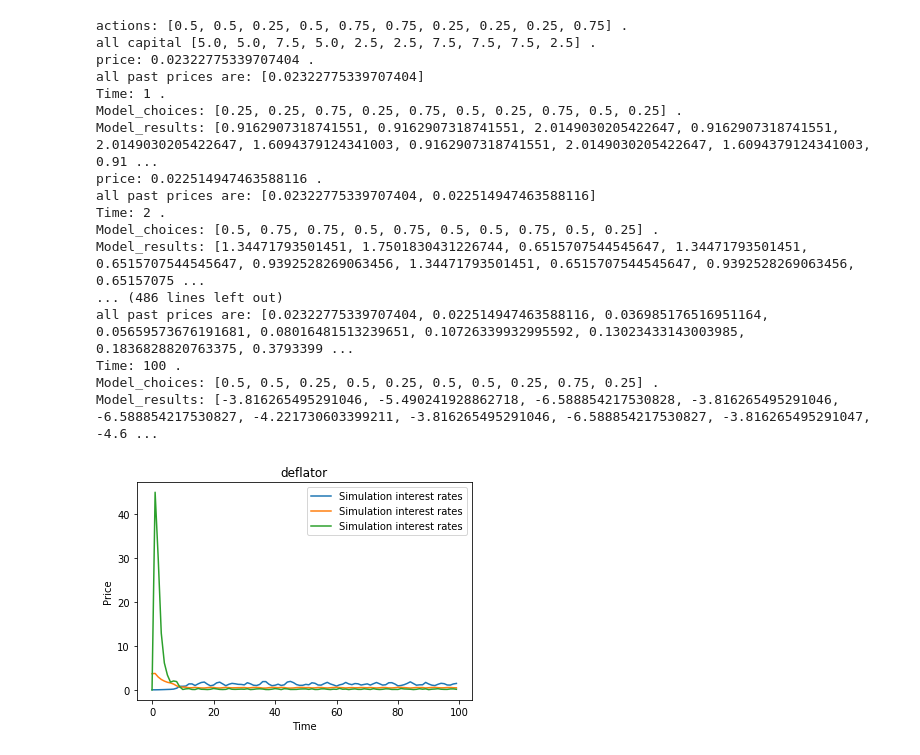
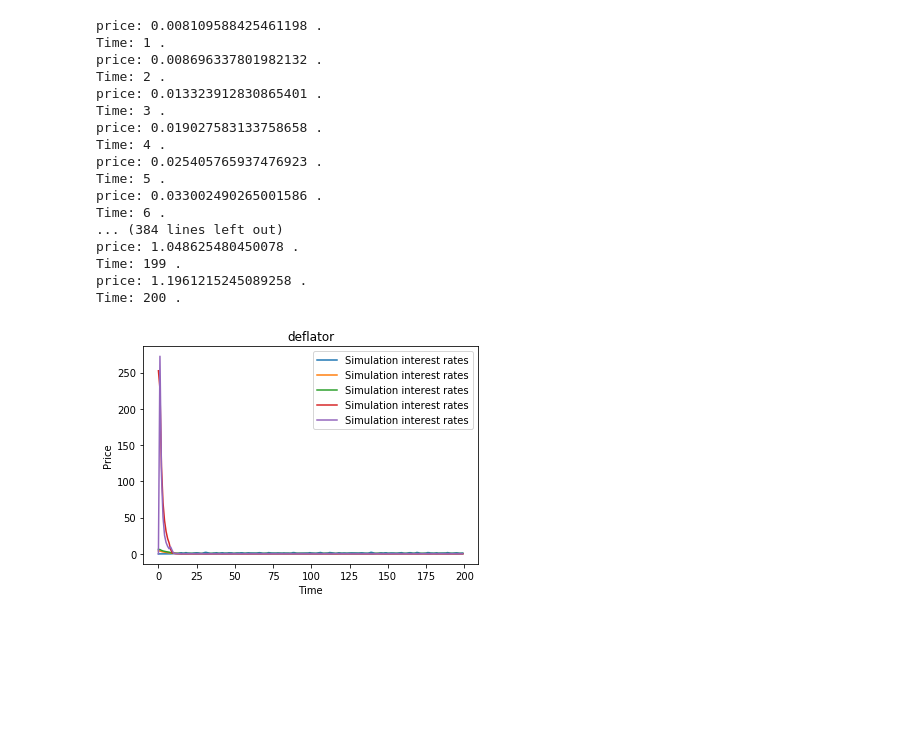
Before and after one commit to hyuan333/RBC, a Jupyter notebook: Myopia Deflator-deflator.ipynb, the cells around one changed output. Cells and saved outputs as stored; diff of their text form; code cells hidden in the pictures; blank space fills up the shorter version.

```diff
--- a/Myopia Deflator-deflator.ipynb
+++ b/Myopia Deflator-deflator.ipynb
@@ -110,12 +110,15 @@ class CaseModel(Model):
         self.all_consumption = []
         self.total_K = 0
         self.consumption_list = []
+        self.capital_list = []
         self.total_C = 0
         self.results=[]
         self.wealths=[]
 
-        self.realized_interest_rate = 0.1
+        self.realized_interest_rate = 0
         self.realized_interest_rate_list = []
+        self.real_wage = 0
+        self.real_wage_list = []
         self.total_output=0
         self.output_list = []
         self.agents=[] #ADP: have an agents vector directly in Model.
@@ -135,7 +138,9 @@ class CaseModel(Model):
             self.agents.append(a)
         self.datacollector = DataCollector(
             model_reporters={"interest_rate": "realized_interest_rate",
+                             "real_wage":"real_wage",
                             'GDP':"total_output",
+                             "capital":"total_K",
                             "consumption":"total_C"},
             agent_reporters={"Wealth": "wealth", "Result": "result", "Action": "action", "Cases":"cases"})
 
@@ -147,8 +152,13 @@ class CaseModel(Model):
 
     def calculate_price(self):
         total_K=sum(self.all_capital)
-        realized__interest_rate =self.z*self.alpha*(total_K**(self.alpha-1))
-        return realized__interest_rate
+        realized_interest_rate =self.z*self.alpha*(total_K**(self.alpha-1))
+        return realized_interest_rate
+
+    def calculate_wage(self):
+        total_K=sum(self.all_capital)
+        real_wage =self.z*(1-self.alpha)*(total_K**self.alpha)
+        return real_wage
 
     def get_output(self):
         total_K=sum(self.all_capital)
@@ -158,6 +168,10 @@ class CaseModel(Model):
     def get_consumption(self):
         total_C=sum(self.all_consumption)
         return total_C
+
+    def get_capital(self):
+        total_K=sum(self.all_capital)
+        return total_K
 
     def update_H(self):
         self.H = (self.H)*self.beta
@@ -170,8 +184,8 @@ class CaseModel(Model):
             model.actions.append(i.action)
             i.current_capital = i.wealth*(1-i.action)
             model.all_capital.append(i.current_capital)
-        print( "actions:", model.actions, ".")
-        print( "all capital", model.all_capital, ".")
+        #print( "actions:", model.actions, ".")
+        #print( "all capital", model.all_capital, ".")
 
     def step(self):
         '''Advance the model by one step.'''
@@ -179,12 +193,15 @@ class CaseModel(Model):
 
         self.schedule.step()
         self.realized_interest_rate = self.calculate_price()
-
+        self.real_wage = self.calculate_wage()
         model.realized_interest_rate_list.append(self.realized_interest_rate)
+        model.real_wage_list.append(self.real_wage)
         self.total_output = self.get_output()
         model.output_list.append(self.total_output)
         self.total_C = self.get_consumption()
+        self.total_K = self.get_capital()
         model.consumption_list.append(self.total_C)
+        model.capital_list.append(self.total_K)
         print( "price:", self.realized_interest_rate, ".") #model calculate the market price  "circumstance"
         self.reset()
         self.tick += 1 # ADP: iterate time.
@@ -209,7 +226,7 @@ class CaseModel(Model):
             model.all_consumption.append(i.current_consumption)
 
 
-        print("all past prices are:", model.realized_interest_rate_list)
+        #print("all past prices are:", model.realized_interest_rate_list)
 
         for i in self.agents:
             i.result = i.get_flow_utility()                 #agents get their payoff for each round  "result"
@@ -239,8 +256,8 @@ class CaseModel(Model):
 
 
         print( "Time:", self.tick, ".")
-        print( "Model_choices:", self.actions, ".")
-        print( "Model_results:", self.results, ".")
+        #print( "Model_choices:", self.actions, ".")
+        #print( "Model_results:", self.results, ".")
 
 
 
@@ -250,52 +267,52 @@ class CaseModel(Model):
         print( "my__prediction", self.actions, ".")
         print( "realized_price", self.realized__interest_rate, ".")
 # %%
-model = CaseModel(10,0.1,10,0.90,1,0.33,None,0.5)
+model = CaseModel(50,0.1,10,0.90,1,0.33,None,0.5)
 
 model.initialize()
-for i in range(100):
+for i in range(200):
     model.step()
 
     #model.print()
 import matplotlib.pyplot as plt
 
 
 
 # For jupyter notebook add the following line:
 %matplotlib inline
-interest_rate = model.datacollector.get_model_vars_dataframe()
+all_data = model.datacollector.get_model_vars_dataframe()
 
 plt.figure()
 
-plt.plot(interest_rate,label="Simulation interest rates")
+plt.plot(all_data,label="Simulation interest rates")
 
 
 plt.xlabel("Time")
 plt.ylabel("Price")
 plt.title("deflator")
 #
 plt.legend()
 
 #model.datacollector.get_agent_vars_dataframe()
 
 #plt.figure()
 plt.savefig('deflator.png')
 # %% [output]
-actions: [0.5, 0.5, 0.25, 0.5, 0.75, 0.75, 0.25, 0.25, 0.25, 0.75] .
-all capital [5.0, 5.0, 7.5, 5.0, 2.5, 2.5, 7.5, 7.5, 7.5, 2.5] .
-price: 0.02322775339707404 .
-all past prices are: [0.02322775339707404]
+price: 0.008109588425461198 .
 Time: 1 .
-Model_choices: [0.25, 0.25, 0.75, 0.25, 0.75, 0.5, 0.25, 0.75, 0.5, 0.25] .
-Model_results: [0.9162907318741551, 0.9162907318741551, 2.0149030205422647, 0.9162907318741551, 2.0149030205422647, 1.6094379124341003, 0.9162907318741551, 2.0149030205422647, 1.6094379124341003, 0.91 ...
-price: 0.022514947463588116 .
-all past prices are: [0.02322775339707404, 0.022514947463588116]
+price: 0.008696337801982132 .
 Time: 2 .
-Model_choices: [0.5, 0.75, 0.75, 0.5, 0.75, 0.5, 0.5, 0.75, 0.5, 0.25] .
-Model_results: [1.34471793501451, 1.7501830431226744, 0.6515707544545647, 1.34471793501451, 0.6515707544545647, 0.9392528269063456, 1.34471793501451, 0.6515707544545647, 0.9392528269063456, 0.65157075 ...
-... (486 lines left out)
-all past prices are: [0.02322775339707404, 0.022514947463588116, 0.036985176516951164, 0.05659573676191681, 0.08016481513239651, 0.10726339932995592, 0.13023433143003985, 0.1836828820763375, 0.3793399 ...
-Time: 100 .
-Model_choices: [0.5, 0.5, 0.25, 0.5, 0.25, 0.5, 0.5, 0.25, 0.75, 0.25] .
-Model_results: [-3.816265495291046, -5.490241928862718, -6.588854217530828, -3.816265495291046, -6.588854217530827, -4.221730603399211, -3.816265495291046, -6.588854217530827, -3.816265495291047, -4.6 ...
+price: 0.013323912830865401 .
+Time: 3 .
+price: 0.019027583133758658 .
+Time: 4 .
+price: 0.025405765937476923 .
+Time: 5 .
+price: 0.033002490265001586 .
+Time: 6 .
+... (384 lines left out)
+price: 1.048625480450078 .
+Time: 199 .
+price: 1.1961215245089258 .
+Time: 200 .
-[figure, old version]
+[figure, new version]
```
Also changed, not shown: parts of 9 cells of this notebook.
